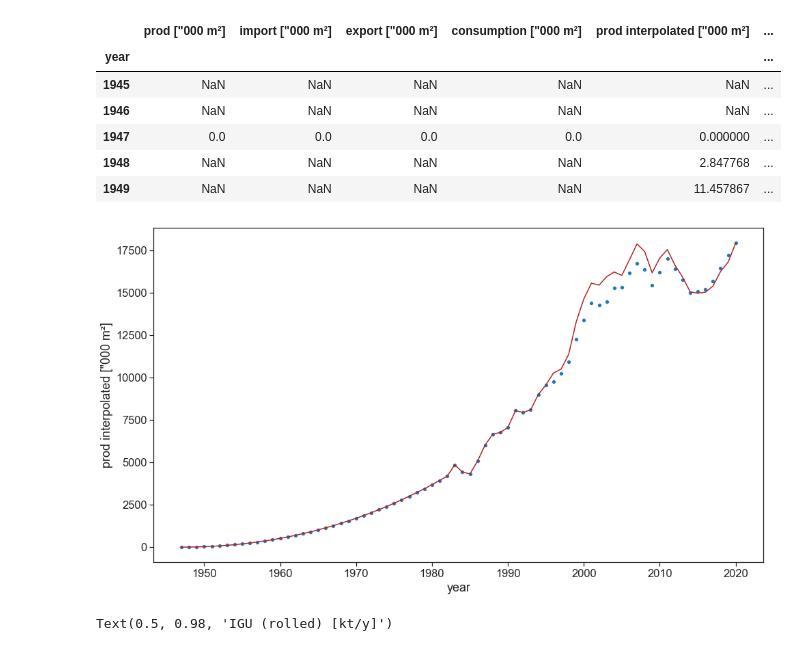
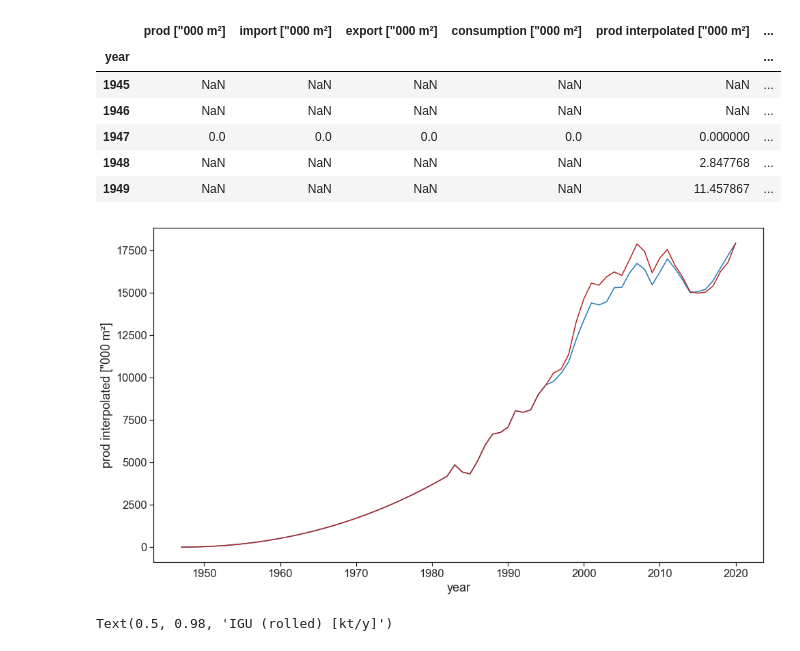
Before and after one commit to JeanSouv/01_MFA_GlassIndustry, a Jupyter notebook: MFA_FlatGlassIndustry.ipynb, the cells around one changed output. Drawn from its saved outputs; the diff is of its cells as text; code cells hidden in the pictures.

```diff
--- a/MFA_FlatGlassIndustry.ipynb
+++ b/MFA_FlatGlassIndustry.ipynb
@@ -461,22 +461,22 @@ Mean consumption/production ratio, 1995-2000: 1.06
 # %%
 #Estimating consumption since 1945
 filt_null = FR_IGU['consumption ["000 m²]'].isnull()
 
 FR_IGU.loc[filt_null, 'consumption ["000 m²]'] \
     = FR_IGU.loc[filt_null, 'prod interpolated ["000 m²]']
 
 FR_IGU = FR_IGU.reset_index()
 
 fig, ax = plt.subplots()
 
-sns.scatterplot(data=FR_IGU, x='year',
+sns.lineplot(data=FR_IGU, x='year',
                 y='prod interpolated ["000 m²]', palette='Reds')
 
 ax.plot(FR_IGU['year'], FR_IGU['consumption ["000 m²]'], color='firebrick')
 
 FR_IGU = FR_IGU.set_index('year')
 # %% [output]
-[figure, old version]
+[figure, new version]
 # %%
 #Rolling IGU consumption data according to a 5-year mean
 FR_IGU_roll = FR_IGU[['consumption ["000 m²]']].copy()
```
Also changed, not shown: parts of 3 cells of this notebook, 1 other file.
